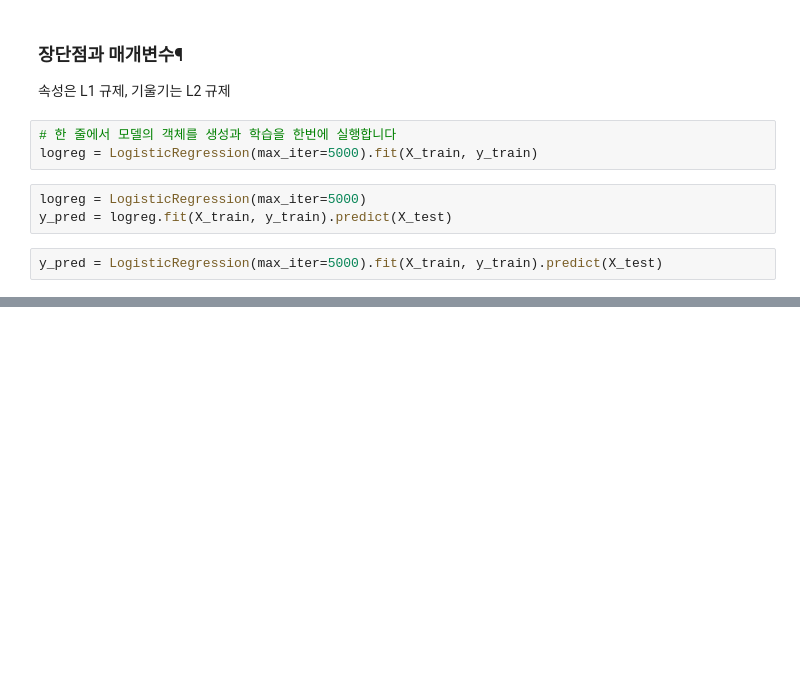
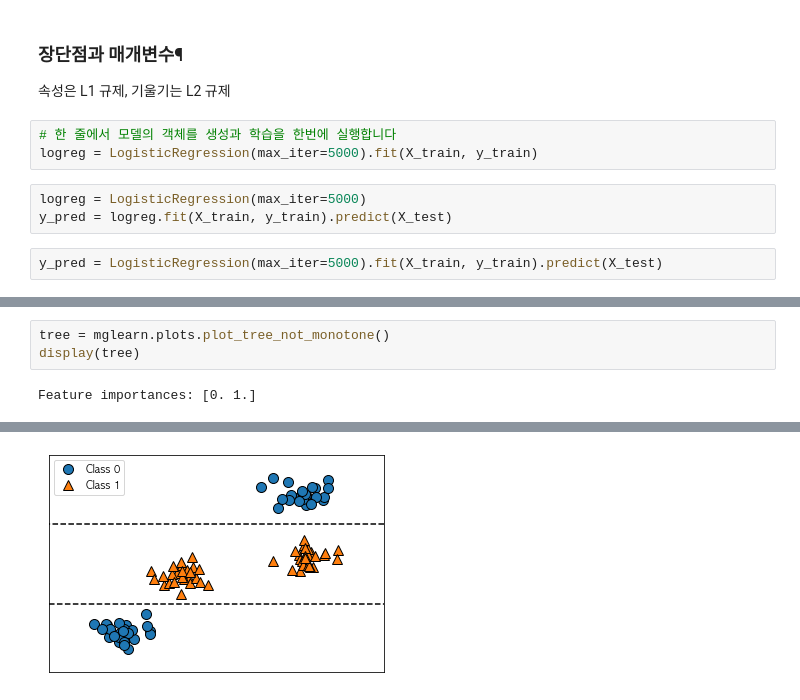
Before and after one commit to friendly-blackdog/To_FullStack, a Jupyter notebook: lecture/데청캠_동국대/수업/머신러닝/Supervisor_ML(지도학습).ipynb, the cells around one changed output, grey strips where cells are left out. Cells and saved outputs as stored; diff of their text form; blank space fills up the shorter version.

```diff
--- a/lecture/데청캠_동국대/수업/머신러닝/Supervisor_ML(지도학습).ipynb
+++ b/lecture/데청캠_동국대/수업/머신러닝/Supervisor_ML(지도학습).ipynb
@@ -986,0 +1080,5 @@ IndexError: boolean index did not match indexed array along dimension 0; dimensi
+# %%
+tree = mglearn.plots.plot_tree_not_monotone()
+display(tree)
+# %% [output]
+Feature importances: [0. 1.]
@@ -986,0 +1086 @@ IndexError: boolean index did not match indexed array along dimension 0; dimensi
+[figure, added]
```
Also changed, not shown: parts of 119 cells of this notebook, 4 other files.
